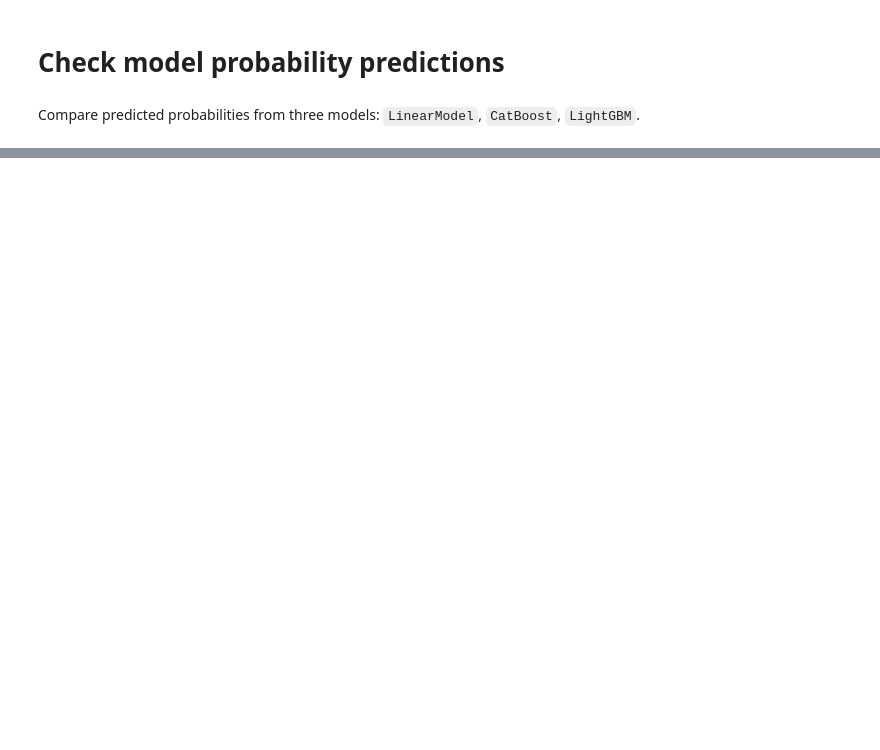
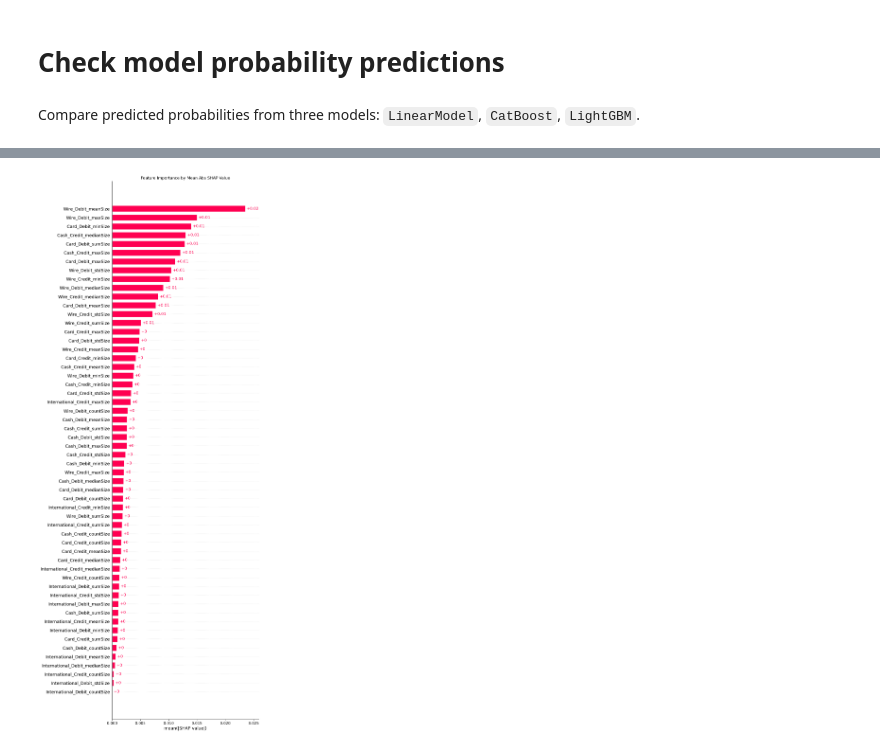
Before and after one commit to crossxwill/repro_SynthAML, a Jupyter notebook: 03_Machine_Learning.ipynb, the cells around one changed output, grey strips where cells are left out. Saved outputs shown, nothing was run; the diff lists cells and outputs as text; code cells hidden in the pictures; blank space fills up the shorter version.

```diff
--- a/03_Machine_Learning.ipynb
+++ b/03_Machine_Learning.ipynb
@@ -243,0 +305,42 @@ The next notebook will interpret the model results from `LightGBM`.
+# %%
+# Create a wrapper class for shap
+
+class AutogluonWrapper:
+    def __init__(self, predictor, model_name, label, feature_names):
+        self.ag_model = predictor
+        self.model_name = model_name
+        self.label = label
+        self.feature_names = feature_names
+
+    def __call__(self, X):
+        if isinstance(X, pd.Series):
+            X = X.values.reshape(1,-1)
+        if not isinstance(X, pd.DataFrame):
+            X = pd.DataFrame(X, columns=self.feature_names)
+        return self.ag_model.predict_proba(X, model=self.model_name)[self.label]
+
+df_train_features = df_train.copy(deep=True).drop(columns=['Outcome'])
+
+# Create a wrapper object
+ag_wrapper = AutogluonWrapper(ag_predictor, 'LightGBM', 'Report', df_train_features.columns)
+# %%
+explainer = shap.PermutationExplainer(model=ag_wrapper,
+                        masker=df_train_features,
+                        seed=42)
+# %%
+# Create a data set that need to be explained
+
+feature_names = df_train_features.columns
+
+df_calibration_features = df_calibration[feature_names]
+
+df_calibration_features = df_calibration_features.sample(n=500, random_state=42)
+# %%
+shap_values = explainer(df_calibration_features)
+# %%
+# Create the SHAP summary plot with title
+plt.title("Feature Importance by Mean Abs SHAP Value")
+shap.plots.bar(shap_values, max_display=100)
+plt.clf()
+# %% [output]
+[figure, added]
```
Also changed, not shown: parts of 26 cells of this notebook.
